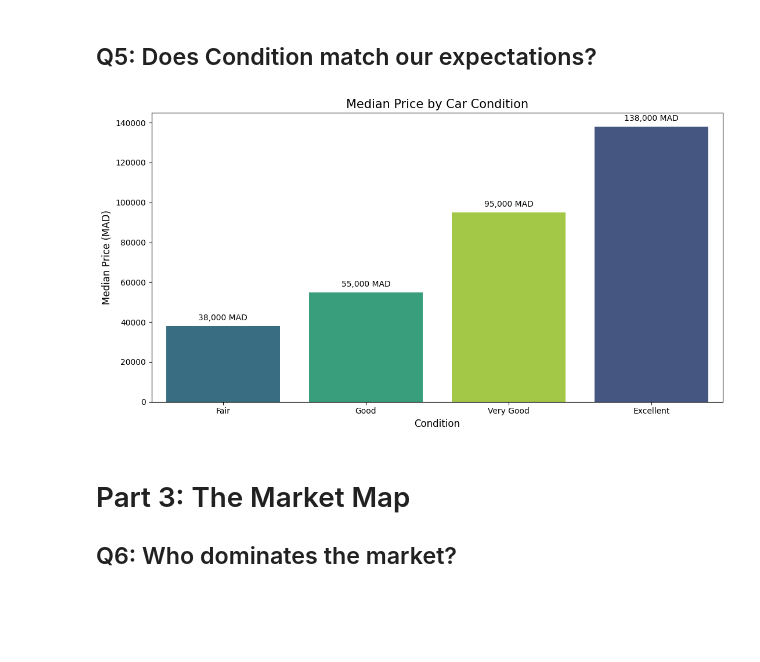
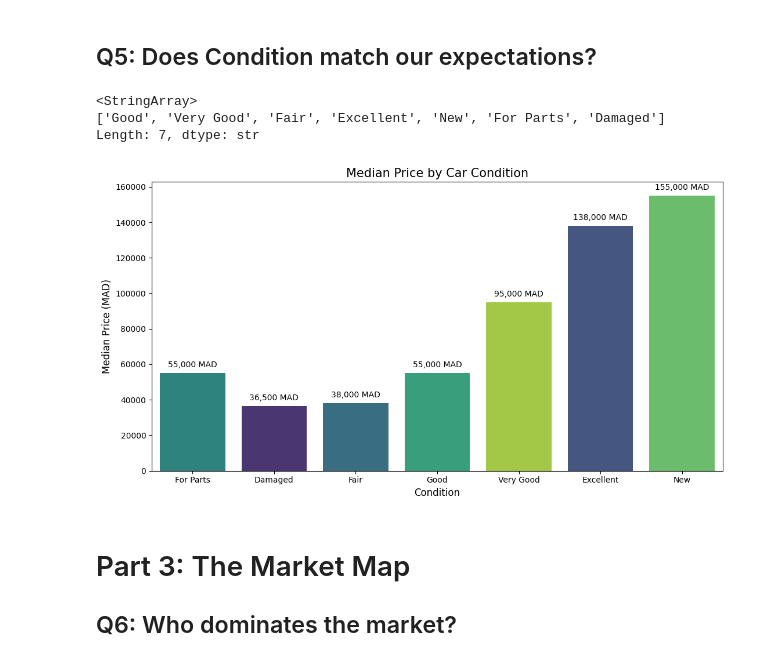
Before and after one commit to ahmed-bahlaoui/used_cars_dataset, a Jupyter notebook: notebook.ipynb, the cells around one changed output. Cells and saved outputs as stored; diff of their text form; code cells hidden in the pictures; blank space fills up the shorter version.

```diff
--- a/notebook.ipynb
+++ b/notebook.ipynb
@@ -428,27 +429,33 @@ plt.show()
 [figure]
 # %% [markdown]
 ## Q5: Does Condition match our expectations?
+# %%
+df.Condition.unique()
+# %% [output]
+<StringArray>
+['Good', 'Very Good', 'Fair', 'Excellent', 'New', 'For Parts', 'Damaged']
+Length: 7, dtype: str
 # %%
 median_price_by_condition = df.groupby('Condition')['Price'].median().reset_index()
-condition_order = ['Fair', 'Good', 'Very Good', 'Excellent']
+condition_order = ['For Parts','Damaged','Fair', 'Good', 'Very Good', 'Excellent', 'New']
 
 fig, ax = plt.subplots(figsize=(11, 6))
 sns.barplot(data=median_price_by_condition, x='Condition', y='Price',
             hue='Condition', order=condition_order, legend=False, palette='viridis', ax=ax)
 ax.set_title('Median Price by Car Condition', fontsize=15)
 ax.set_xlabel('Condition', fontsize=12)
 ax.set_ylabel('Median Price (MAD)', fontsize=12)
 
 for p in ax.patches:
     ax.annotate(f"{p.get_height():,.0f} MAD",
                 (p.get_x() + p.get_width() / 2., p.get_height()),
                 ha='center', va='bottom', fontsize=10, xytext=(0, 5),
                 textcoords='offset points')
 plt.tight_layout()
 plt.savefig(os.path.join('figures', 'fig_06_median_price_by_car_condition.png'), dpi=300, bbox_inches='tight')
 plt.show()
 # %% [output]
-[figure, old version]
+[figure, new version]
 # %% [markdown]
 # Part 3: The Market Map
 ## Q6: Who dominates the market?
```
Also changed, not shown: parts of 6 cells of this notebook, 20 other files.
